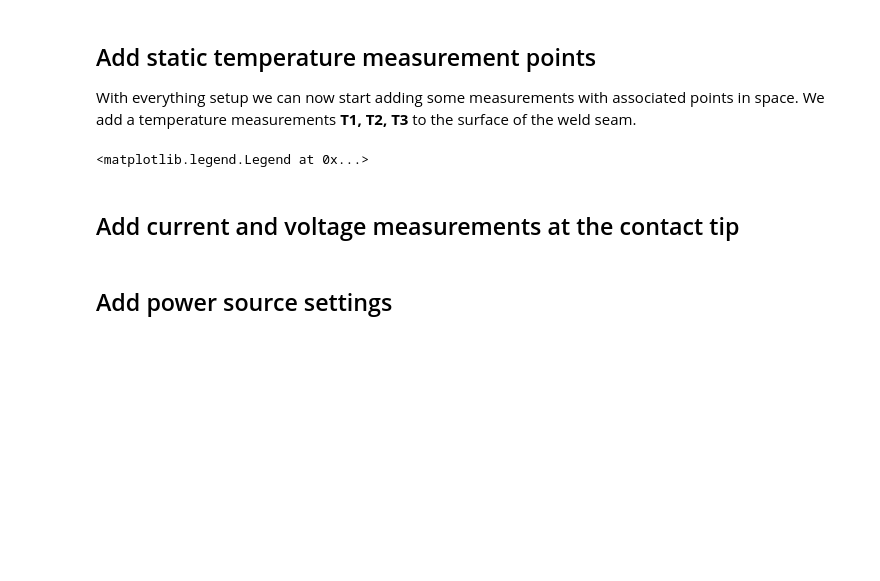
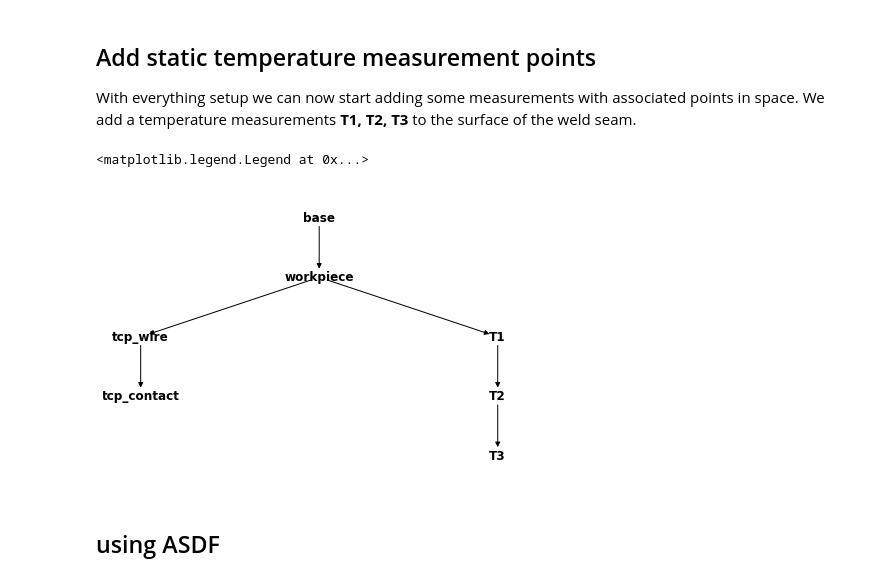
Before and after one commit to BAMWelDX/weldx, a Jupyter notebook: tutorials/welding_example_01_basics.ipynb, the cells around one changed output. Drawn from its saved outputs; the diff is of its cells as text; code cells hidden in the pictures; blank space fills up the shorter version.

```diff
--- a/tutorials/welding_example_01_basics.ipynb
+++ b/tutorials/welding_example_01_basics.ipynb
@@ -203,9 +213,9 @@ ax_setup(ax)
 With everything setup we can now start adding some measurements with associated points in space. We add a temperature measurements __T1, T2, T3__ to the surface of the weld seam.
 # %%
 # add the workpiece coordinate system
-csm.add_cs("T1", "workpiece", lcs(coordinates=[100, 4, 5]))
-csm.add_cs("T2", "workpiece", lcs(coordinates=[150, 4, 5]))
-csm.add_cs("T3", "workpiece", lcs(coordinates=[200, 4, 5]))
+csm.add_cs("T1", "workpiece", lcs(coordinates=[200, 3, 5]))
+csm.add_cs("T2", "T1", lcs(coordinates=[0, 1, 0]))
+csm.add_cs("T3", "T2", lcs(coordinates=[0, 1, 0]))
 # %%
 for T in ["T1", "T2", "T3"]:
     cs = csm.get_local_coordinate_system(T, "workpiece")
@@ -214,7 +224,9 @@ for T in ["T1", "T2", "T3"]:
 ax.legend()
 # %% [output]
 <matplotlib.legend.Legend at 0x...>
-# %% [markdown]
-## Add current and voltage measurements at the contact tip
-# %% [markdown]
-## Add power source settings
+# %%
+csm
+# %% [output]
+[figure, added]
+# %% [markdown]
+## using ASDF
```
Also changed, not shown: parts of 18 cells of this notebook, 3 other files.
